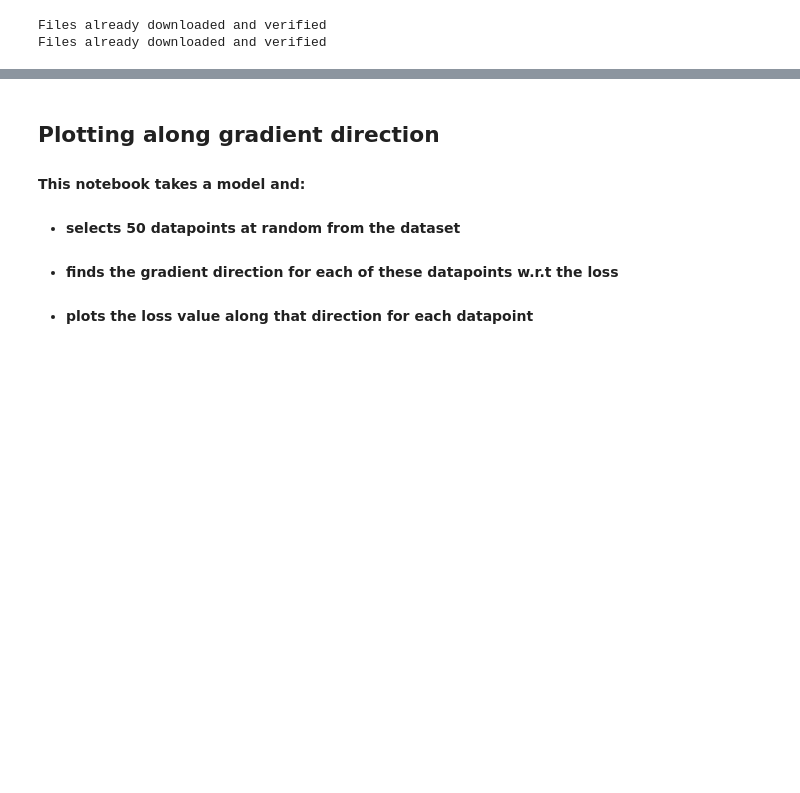
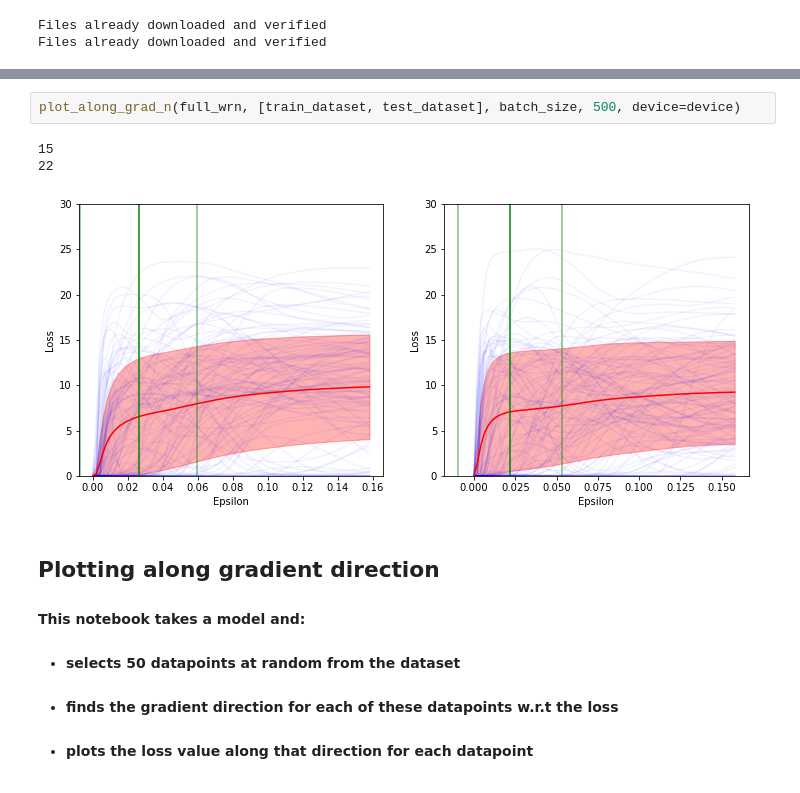
Before and after one commit to CarlosGomes98/false_sense_of_security, a Jupyter notebook: notebooks/Plot_Along_Grad.ipynb, the cells around one changed output, grey strips where cells are left out. Drawn from its saved outputs; the diff is of its cells as text; blank space fills up the shorter version.

```diff
--- a/notebooks/Plot_Along_Grad.ipynb
+++ b/notebooks/Plot_Along_Grad.ipynb
@@ -70,3 +82,9 @@ step.load_state_dict(torch.load("../models/rn18_std_step_convergence1.pt", map_l
+# %%
+plot_along_grad_n(full_wrn, [train_dataset, test_dataset], batch_size, 500, device=device)
+# %% [output]
+15
+22
+[figure, added]
 # %% [markdown]
 ## Plotting along gradient direction
 #### This notebook takes a model and:
```
Also changed, not shown: parts of 3 cells of this notebook, 4 other files.
